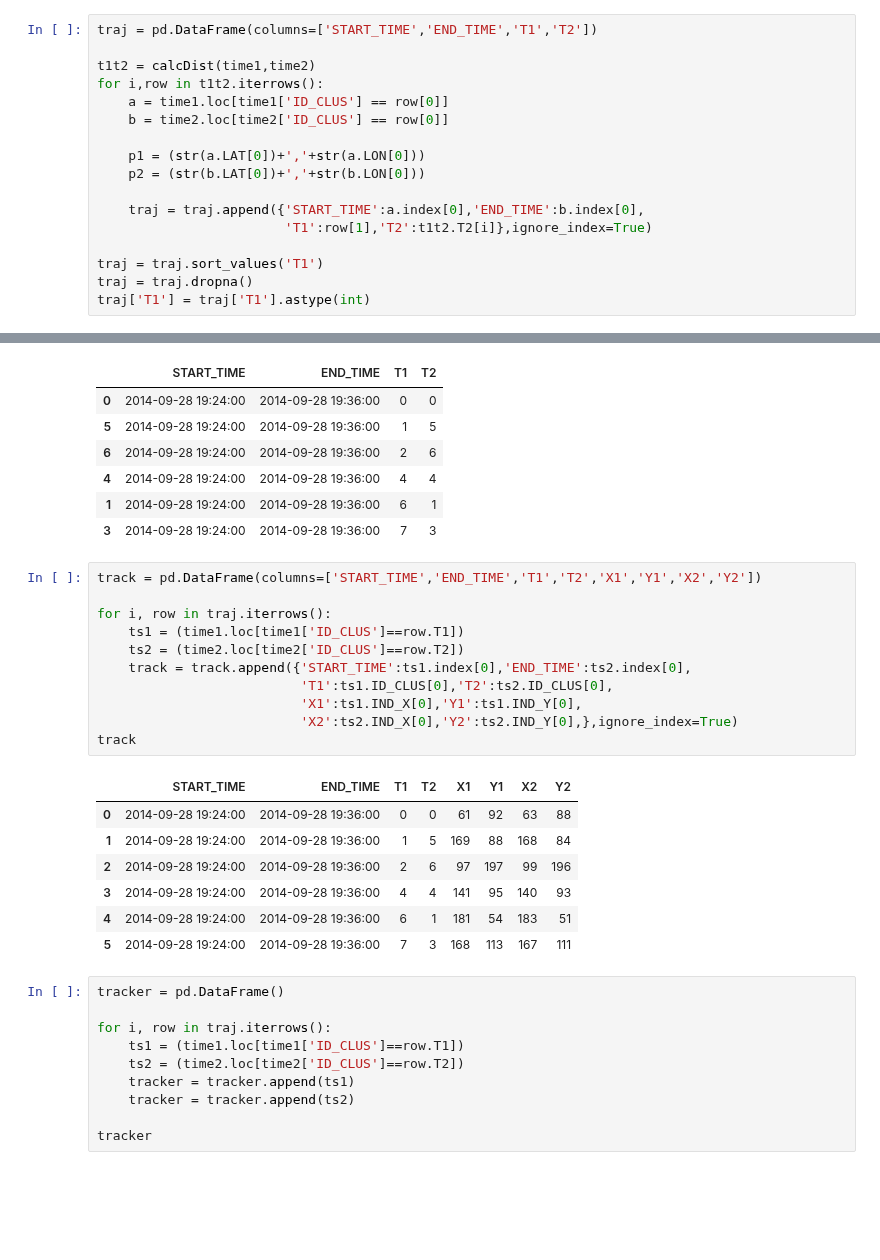
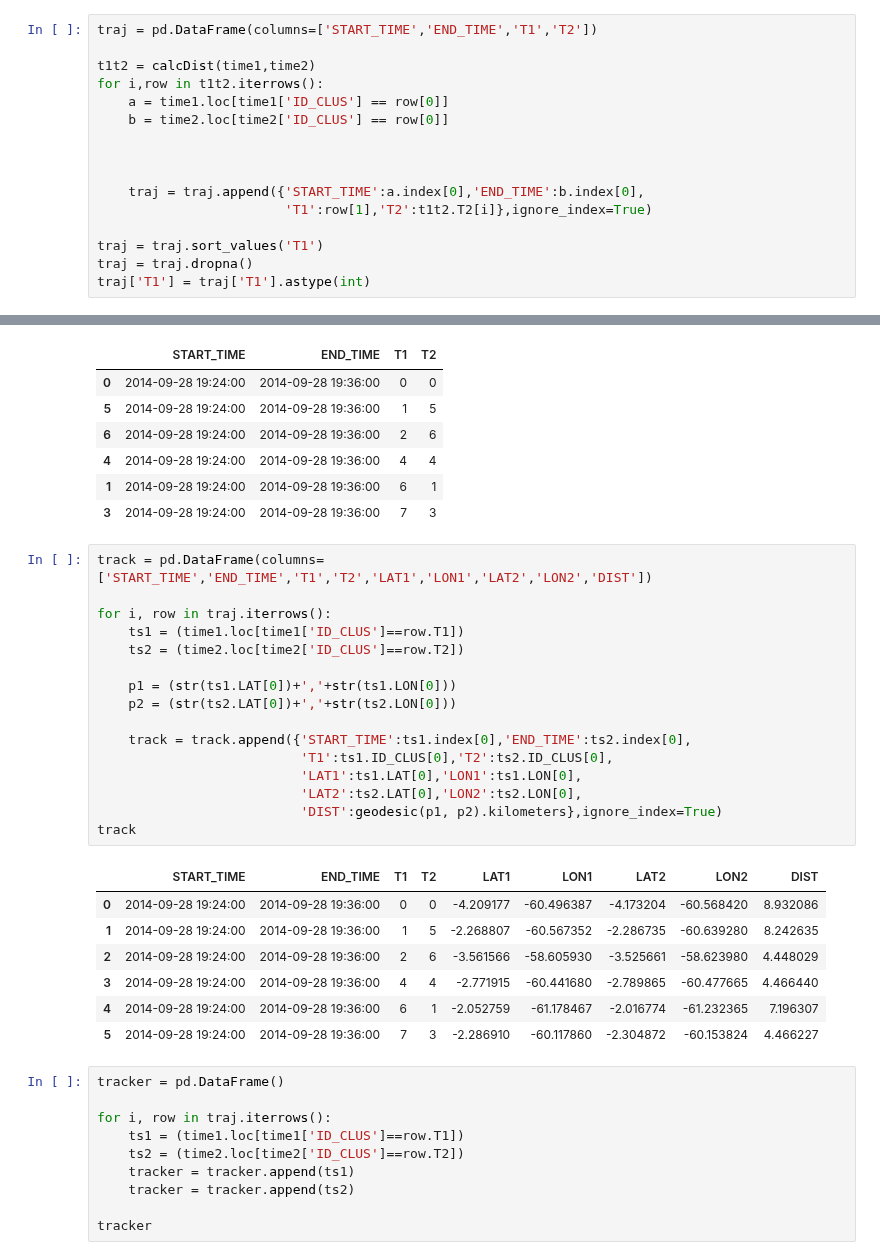
Before and after one commit to helvecioneto/CAP-394, a Jupyter notebook: 03-TRACKING-BY-HIERACLUST.ipynb, the cells around one changed output, grey strips where cells are left out. Drawn from its saved outputs; the diff is of its cells as text; blank space fills up the shorter version.

Commit message:
Tracking by cdist Euclidian

```diff
--- a/03-TRACKING-BY-HIERACLUST.ipynb
+++ b/03-TRACKING-BY-HIERACLUST.ipynb
@@ -106,8 +106,7 @@ for i,row in t1t2.iterrows():
     a = time1.loc[time1['ID_CLUS'] == row[0]]
     b = time2.loc[time2['ID_CLUS'] == row[0]]
 
-    p1 = (str(a.LAT[0])+','+str(a.LON[0]))
-    p2 = (str(b.LAT[0])+','+str(b.LON[0]))
+
 
     traj = traj.append({'START_TIME':a.index[0],'END_TIME':b.index[0],
                         'T1':row[1],'T2':t1t2.T2[i]},ignore_index=True)
@@ -126,24 +125,29 @@ traj
 | 1 | 2014-09-28 19:24:00 | 2014-09-28 19:36:00 | 6 | 1 |
 | 3 | 2014-09-28 19:24:00 | 2014-09-28 19:36:00 | 7 | 3 |
 # %%
-track = pd.DataFrame(columns=['START_TIME','END_TIME','T1','T2','X1','Y1','X2','Y2'])
+track = pd.DataFrame(columns=['START_TIME','END_TIME','T1','T2','LAT1','LON1','LAT2','LON2','DIST'])
 
 for i, row in traj.iterrows():
     ts1 = (time1.loc[time1['ID_CLUS']==row.T1])
     ts2 = (time2.loc[time2['ID_CLUS']==row.T2])
+
+    p1 = (str(ts1.LAT[0])+','+str(ts1.LON[0]))
+    p2 = (str(ts2.LAT[0])+','+str(ts2.LON[0]))
+
     track = track.append({'START_TIME':ts1.index[0],'END_TIME':ts2.index[0],
                           'T1':ts1.ID_CLUS[0],'T2':ts2.ID_CLUS[0],
-                          'X1':ts1.IND_X[0],'Y1':ts1.IND_Y[0],
-                          'X2':ts2.IND_X[0],'Y2':ts2.IND_Y[0],},ignore_index=True)
+                          'LAT1':ts1.LAT[0],'LON1':ts1.LON[0],
+                          'LAT2':ts2.LAT[0],'LON2':ts2.LON[0],
+                          'DIST':geodesic(p1, p2).kilometers},ignore_index=True)
 track
 # %% [output]
-|  | START_TIME | END_TIME | T1 | T2 | X1 | Y1 | X2 | Y2 |
-| 0 | 2014-09-28 19:24:00 | 2014-09-28 19:36:00 | 0 | 0 | 61 | 92 | 63 | 88 |
-| 1 | 2014-09-28 19:24:00 | 2014-09-28 19:36:00 | 1 | 5 | 169 | 88 | 168 | 84 |
-| 2 | 2014-09-28 19:24:00 | 2014-09-28 19:36:00 | 2 | 6 | 97 | 197 | 99 | 196 |
-| 3 | 2014-09-28 19:24:00 | 2014-09-28 19:36:00 | 4 | 4 | 141 | 95 | 140 | 93 |
-| 4 | 2014-09-28 19:24:00 | 2014-09-28 19:36:00 | 6 | 1 | 181 | 54 | 183 | 51 |
-| 5 | 2014-09-28 19:24:00 | 2014-09-28 19:36:00 | 7 | 3 | 168 | 113 | 167 | 111 |
+|  | START_TIME | END_TIME | T1 | T2 | LAT1 | LON1 | LAT2 | LON2 | DIST |
+| 0 | 2014-09-28 19:24:00 | 2014-09-28 19:36:00 | 0 | 0 | -4.209177 | -60.496387 | -4.173204 | -60.568420 | 8.932086 |
+| 1 | 2014-09-28 19:24:00 | 2014-09-28 19:36:00 | 1 | 5 | -2.268807 | -60.567352 | -2.286735 | -60.639280 | 8.242635 |
+| 2 | 2014-09-28 19:24:00 | 2014-09-28 19:36:00 | 2 | 6 | -3.561566 | -58.605930 | -3.525661 | -58.623980 | 4.448029 |
+| 3 | 2014-09-28 19:24:00 | 2014-09-28 19:36:00 | 4 | 4 | -2.771915 | -60.441680 | -2.789865 | -60.477665 | 4.466440 |
+| 4 | 2014-09-28 19:24:00 | 2014-09-28 19:36:00 | 6 | 1 | -2.052759 | -61.178467 | -2.016774 | -61.232365 | 7.196307 |
+| 5 | 2014-09-28 19:24:00 | 2014-09-28 19:36:00 | 7 | 3 | -2.286910 | -60.117860 | -2.304872 | -60.153824 | 4.466227 |
 # %%
 tracker = pd.DataFrame()
 
```
Also changed, not shown: 1 other file.
